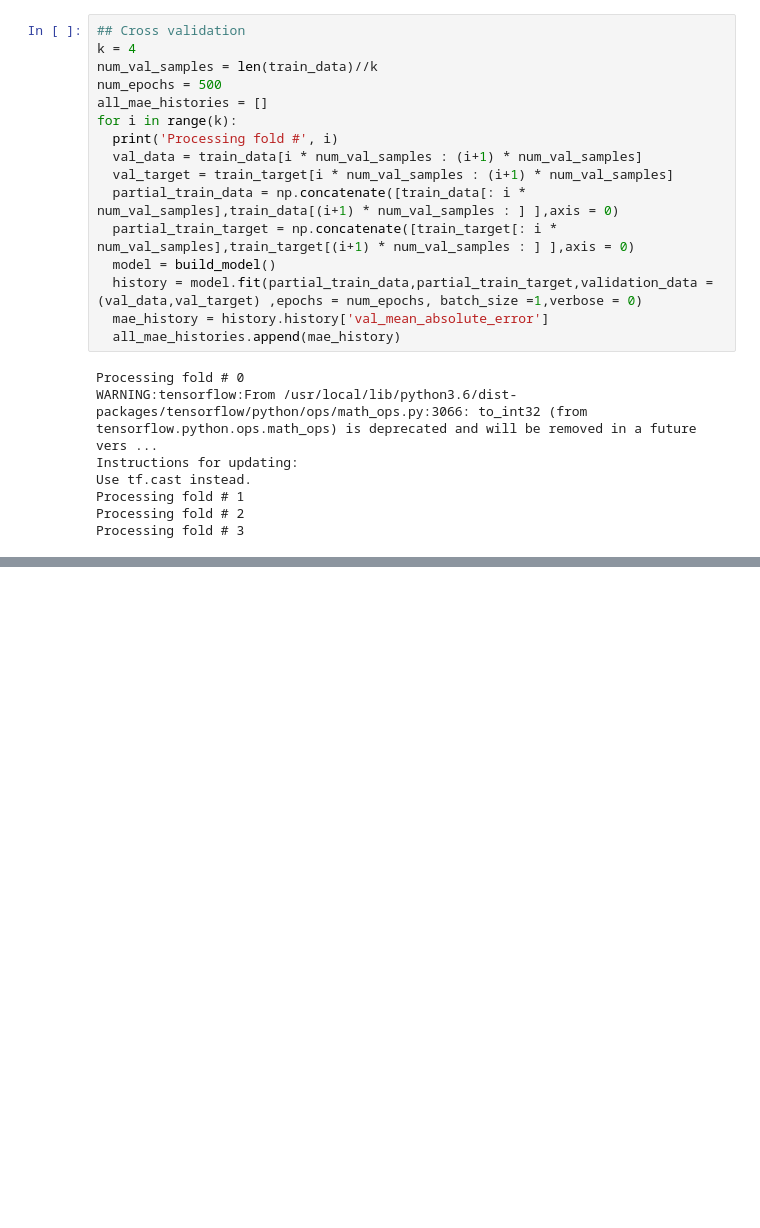
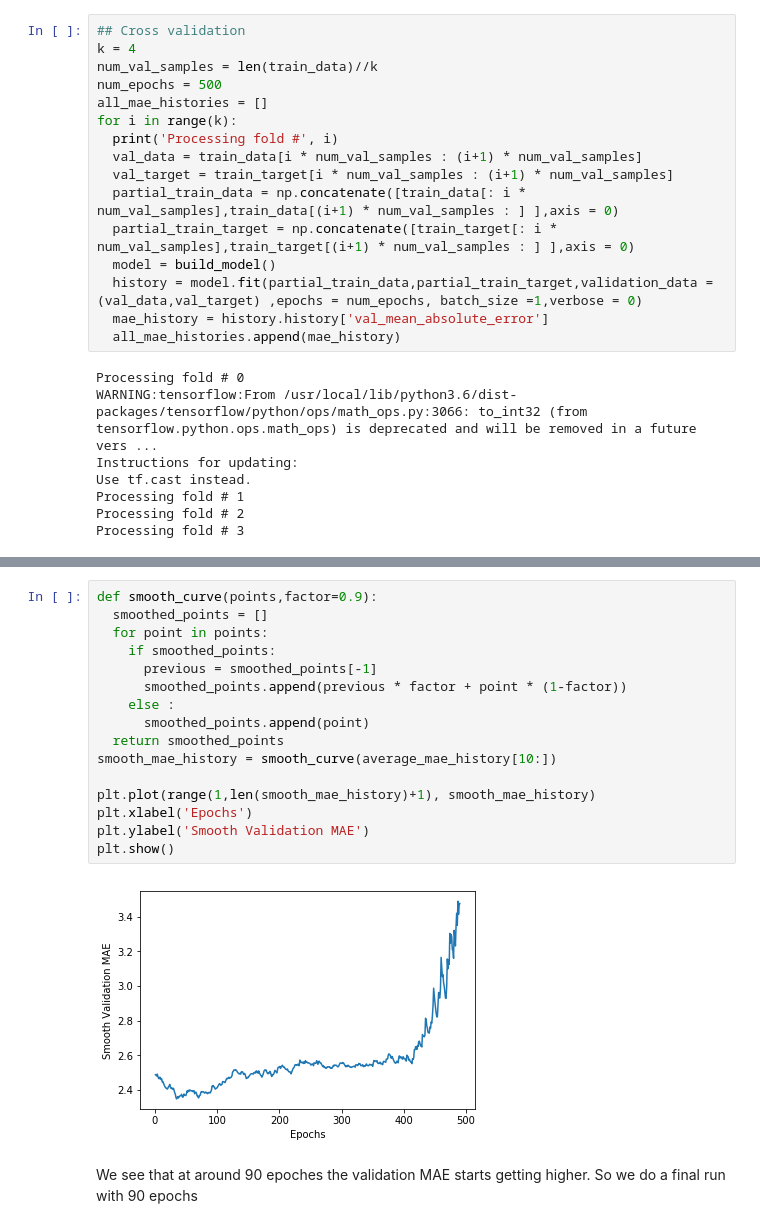
Before and after one commit to RahulTechTutorials/Deep_learning, a Jupyter notebook: Boston_housing_price_prediction.ipynb, the cells around one changed output, grey strips where cells are left out. Saved outputs shown, nothing was run; the diff lists cells and outputs as text; blank space fills up the shorter version.

```diff
--- a/Boston_housing_price_prediction.ipynb
+++ b/Boston_housing_price_prediction.ipynb
@@ -113,0 +92,20 @@ else :
+# %%
+def smooth_curve(points,factor=0.9):
+  smoothed_points = []
+  for point in points:
+    if smoothed_points:
+      previous = smoothed_points[-1]
+      smoothed_points.append(previous * factor + point * (1-factor))
+    else :
+      smoothed_points.append(point)
+  return smoothed_points
+smooth_mae_history = smooth_curve(average_mae_history[10:])
+
+plt.plot(range(1,len(smooth_mae_history)+1), smooth_mae_history)
+plt.xlabel('Epochs')
+plt.ylabel('Smooth Validation MAE')
+plt.show()
+# %% [output]
+[figure, added]
+# %% [markdown]
+We see that at around 90 epoches the validation MAE starts getting higher. So we do a final run with 90 epochs
```
Also changed, not shown: parts of 13 cells of this notebook.
